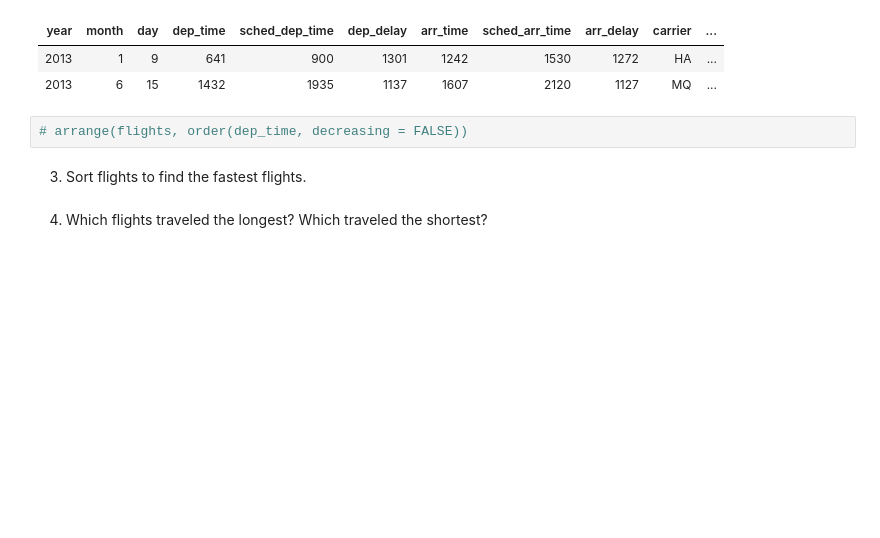
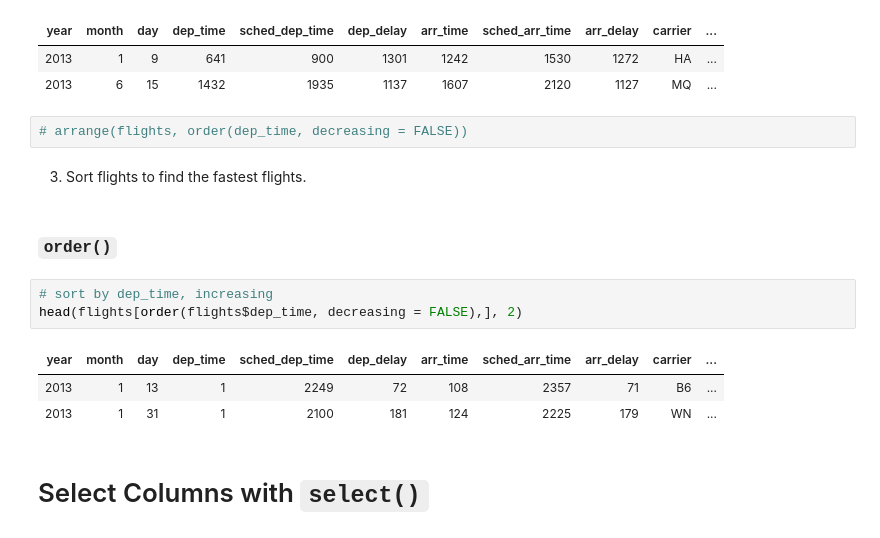
Before and after one commit to NathanZorndorf/nathanzorndorf.github.io, a Jupyter notebook: _jupyter/chapter-3-data-transformation-with-dplyr.ipynb, the cells around one changed output. Drawn from its saved outputs; the diff is of its cells as text; blank space fills up the shorter version.

```diff
--- a/_jupyter/chapter-3-data-transformation-with-dplyr.ipynb
+++ b/_jupyter/chapter-3-data-transformation-with-dplyr.ipynb
@@ -122,5 +122,14 @@ head(arrange(flights, desc(dep_delay)), 2)
 # arrange(flights, order(dep_time, decreasing = FALSE))
 # %% [markdown]
 3. Sort flights to find the fastest flights.
-# %% [markdown]
-4. Which flights traveled the longest? Which traveled the shortest?
+# %% [markdown]
+### `order()`
+# %%
+# sort by dep_time, increasing
+head(flights[order(flights$dep_time, decreasing = FALSE),], 2)
+# %% [output]
+| year | month | day | dep_time | sched_dep_time | dep_delay | arr_time | sched_arr_time | arr_delay | carrier | ... |
+| 2013 | 1 | 13 | 1 | 2249 | 72 | 108 | 2357 | 71 | B6 | ... |
+| 2013 | 1 | 31 | 1 | 2100 | 181 | 124 | 2225 | 179 | WN | ... |
+# %% [markdown]
+# Select Columns with `select()`
```
Also changed, not shown: parts of 25 cells of this notebook.
